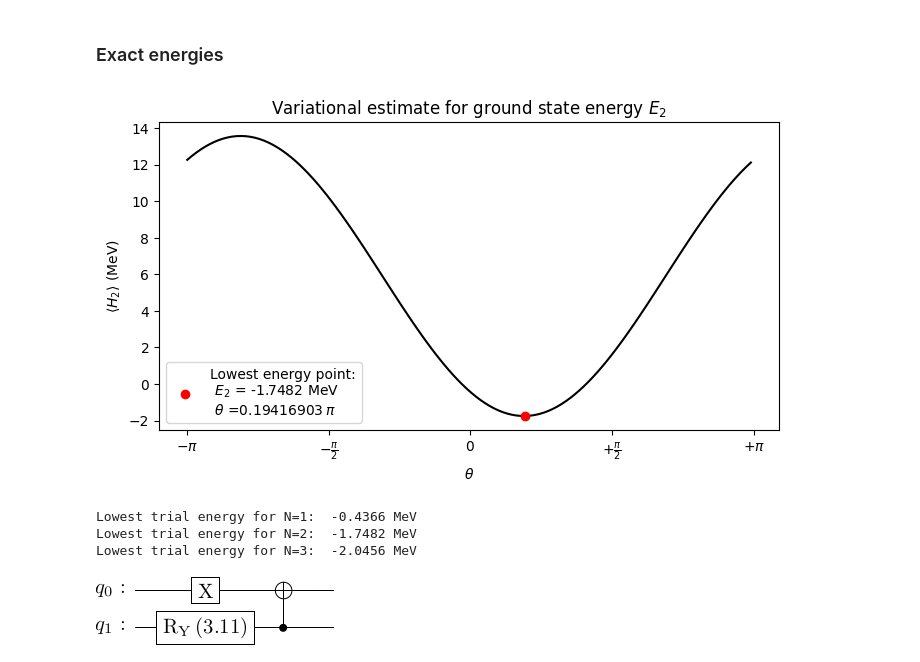
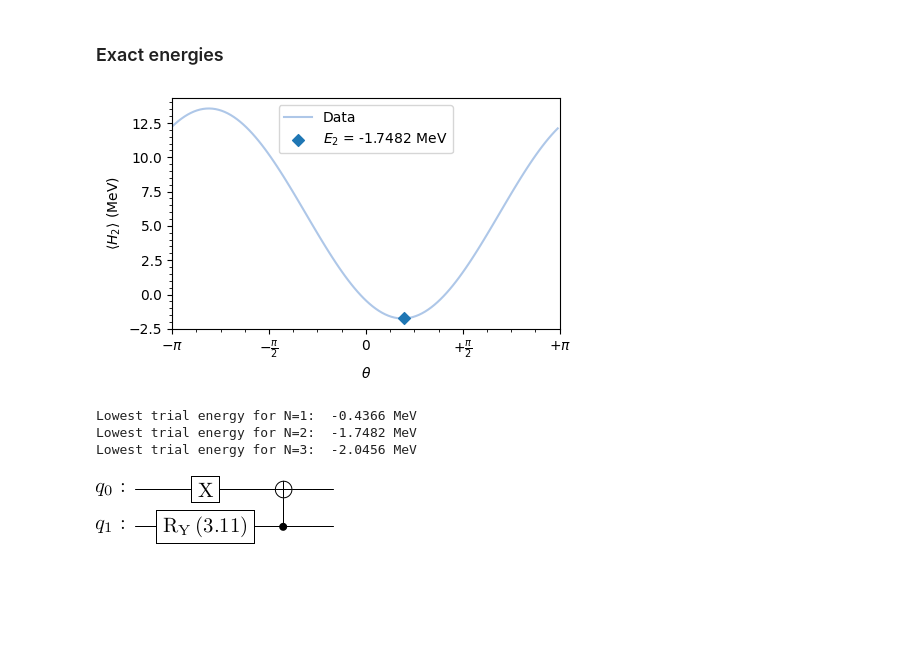
Before and after one commit to diegoscantam/2qubits, a Jupyter notebook: deuteron.ipynb, the cells around one changed output. Cells and saved outputs as stored; diff of their text form; code cells hidden in the pictures; blank space fills up the shorter version.

Commit message:
Plots

```diff
--- a/deuteron.ipynb
+++ b/deuteron.ipynb
@@ -125,44 +126,43 @@ for kk in range(0, len(theta)):
 
         # Evolve the state by the quantum circuit
         state3 = state3.evolve(circuit3)
 
         # Calculate expectation value
         exp_val_3[kk, jj]=state3.expectation_value(Hamilt_3).real
 
 
 # Lowest trial energy for <H_2> and <H_3>
 E_2_ex = exp_val_2.min()
 E_3_ex = exp_val_3.min()
 
 # Plot of energy as a function of theta
 # Plot style options
-w = 8
-h = 4
+cmap = plt.get_cmap('tab20')
+w = 5
+h = 3
 fontsize = 12
-cmap = plt.get_cmap('tab20')
-# <H_2>(theta)
-lbl = 'Lowest energy point:\n $E_2$ = ' + str(round(E_2_ex,4)) + ' MeV\n $\\theta$ =' + str(theta[np.where(exp_val_2 == E_2_ex)]/pi).replace('[', '').replace(
-    ']', '') + '$\,\\pi$'
+lbl = '$E_2$ = ' + str(round(E_2_ex,4))+' MeV'
 fig = plt.figure(figsize=(w,h))
 ax = fig.add_subplot(111)
-ax.plot(theta, exp_val_2, 'k')
+ax.plot(theta, exp_val_2, color = cmap(1), label = 'Data')
+ax.scatter(theta[np.where(exp_val_2 == E_2_ex)[0]], E_2_ex, color = cmap(0), zorder=5, marker='D', label = lbl)
 unit = 0.5
 x_tick = np.arange(-1, +1 + unit, unit)
 x_label = [r'$-\pi $', r'$-\frac{\pi}{2}$', r'$0$', r'$+\frac{\pi}{2}$', r'$+\pi$']
+ax.set_xlim(theta.min(), theta.max())
 ax.set_xticks(x_tick * pi)
 ax.set_xticklabels(x_label, fontsize=10)
-plt.scatter(theta[np.where(exp_val_2 == E_2_ex)], E_2_ex, zorder= 5, color='red', label = lbl )
-plt.legend()
+ax.minorticks_on()
+plt.legend(loc='upper center')
 plt.xlabel("$\\theta$")
 plt.ylabel("$\\langle H_2 \\rangle$ (MeV)")
-plt.title('Variational estimate for ground state energy $E_2$')
 plt.show()
 # Results
 print('Lowest trial energy for N=1: ', round(E_1_ex, 4), 'MeV')
 print('Lowest trial energy for N=2: ', round(E_2_ex, 4), 'MeV')
 print('Lowest trial energy for N=3: ', round(E_3_ex, 4), 'MeV')
 # %% [output]
-[figure, old version]
+[figure, new version]
 Lowest trial energy for N=1:  -0.4366 MeV
 Lowest trial energy for N=2:  -1.7482 MeV
 Lowest trial energy for N=3:  -2.0456 MeV
```
Also changed, not shown: parts of 5 cells of this notebook.
